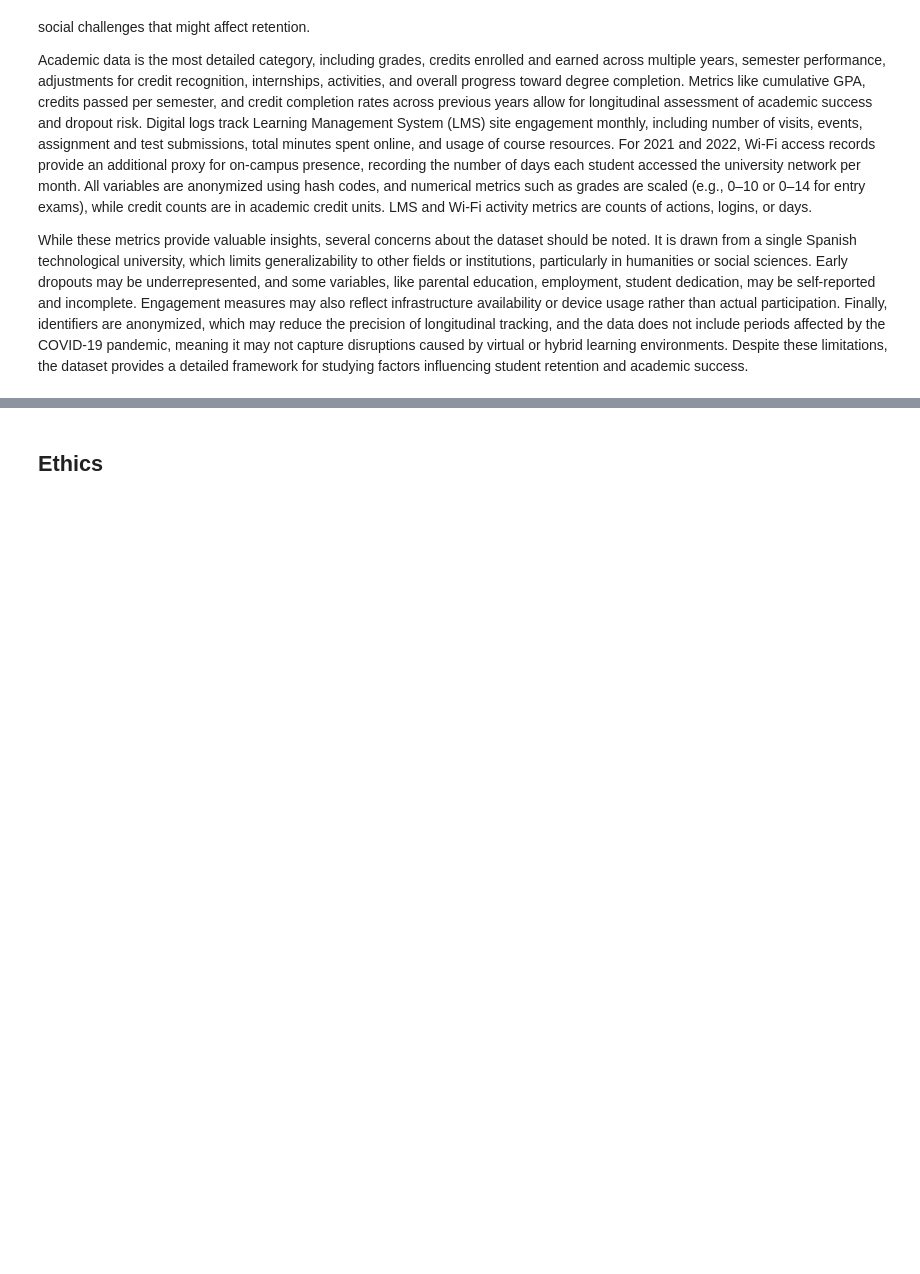
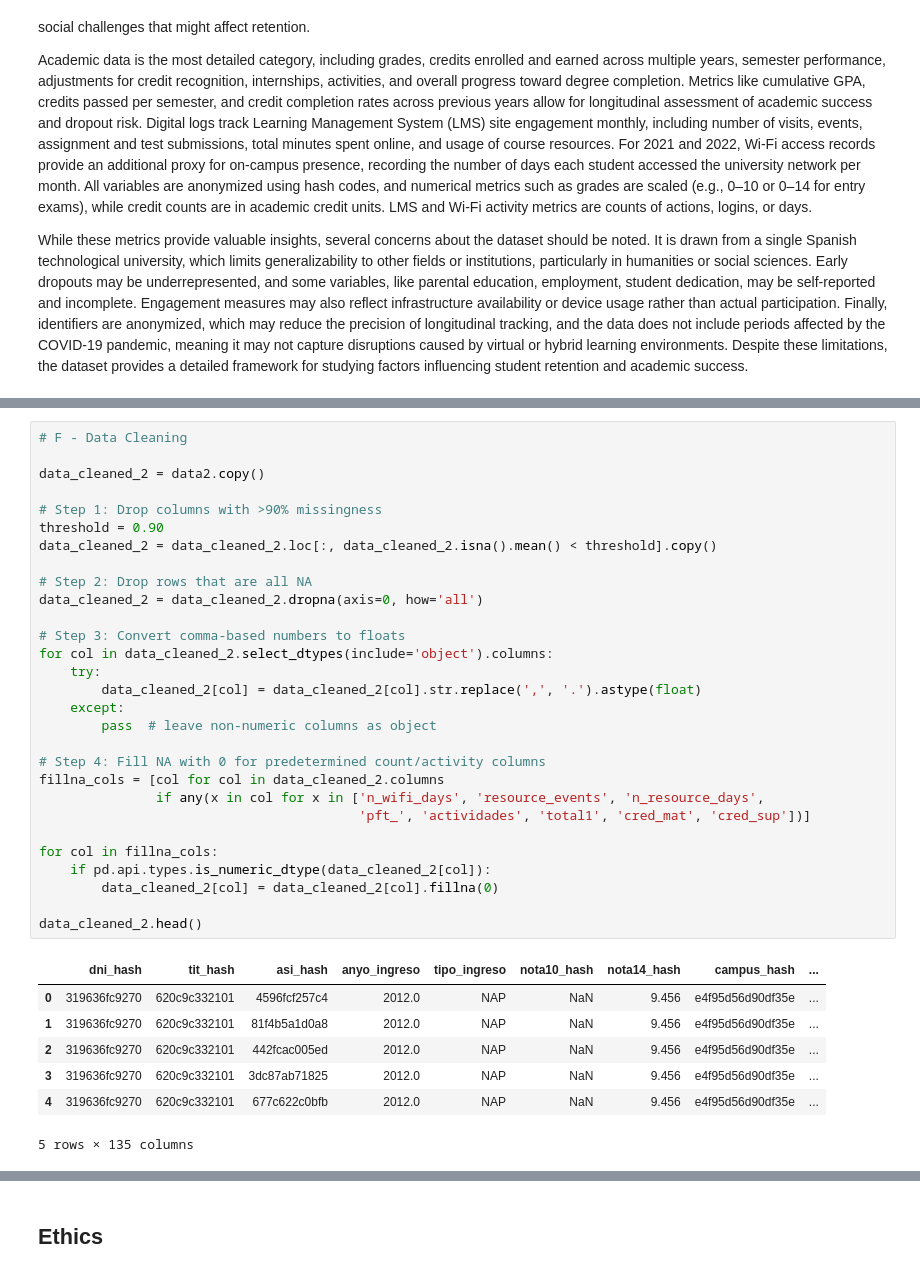
Before and after one commit to COGS108/Group127_WI26, a Jupyter notebook: 01-DataCheckpoint.ipynb, the cells around one changed output, grey strips where cells are left out. Saved outputs shown, nothing was run; the diff lists cells and outputs as text; blank space fills up the shorter version.

```diff
--- a/01-DataCheckpoint.ipynb
+++ b/01-DataCheckpoint.ipynb
@@ -131,0 +273,37 @@ While these metrics provide valuable insights, several concerns about the datase
+# %%
+# F - Data Cleaning
+
+data_cleaned_2 = data2.copy()
+
+# Step 1: Drop columns with >90% missingness
+threshold = 0.90
+data_cleaned_2 = data_cleaned_2.loc[:, data_cleaned_2.isna().mean() < threshold].copy()
+
+# Step 2: Drop rows that are all NA
+data_cleaned_2 = data_cleaned_2.dropna(axis=0, how='all')
+
+# Step 3: Convert comma-based numbers to floats
+for col in data_cleaned_2.select_dtypes(include='object').columns:
+    try:
+        data_cleaned_2[col] = data_cleaned_2[col].str.replace(',', '.').astype(float)
+    except:
+        pass  # leave non-numeric columns as object
+
+# Step 4: Fill NA with 0 for predetermined count/activity columns
+fillna_cols = [col for col in data_cleaned_2.columns
+               if any(x in col for x in ['n_wifi_days', 'resource_events', 'n_resource_days',
+                                         'pft_', 'actividades', 'total1', 'cred_mat', 'cred_sup'])]
+
+for col in fillna_cols:
+    if pd.api.types.is_numeric_dtype(data_cleaned_2[col]):
+        data_cleaned_2[col] = data_cleaned_2[col].fillna(0)
+
+data_cleaned_2.head()
+# %% [output]
+|  | dni_hash | tit_hash | asi_hash | anyo_ingreso | tipo_ingreso | nota10_hash | nota14_hash | campus_hash | ... |
+| 0 | 319636fc9270 | 620c9c332101 | 4596fcf257c4 | 2012.0 | NAP | NaN | 9.456 | e4f95d56d90df35e | ... |
+| 1 | 319636fc9270 | 620c9c332101 | 81f4b5a1d0a8 | 2012.0 | NAP | NaN | 9.456 | e4f95d56d90df35e | ... |
+| 2 | 319636fc9270 | 620c9c332101 | 442fcac005ed | 2012.0 | NAP | NaN | 9.456 | e4f95d56d90df35e | ... |
+| 3 | 319636fc9270 | 620c9c332101 | 3dc87ab71825 | 2012.0 | NAP | NaN | 9.456 | e4f95d56d90df35e | ... |
+| 4 | 319636fc9270 | 620c9c332101 | 677c622c0bfb | 2012.0 | NAP | NaN | 9.456 | e4f95d56d90df35e | ... |
+5 rows × 135 columns
```
Also changed, not shown: parts of 13 cells of this notebook.
